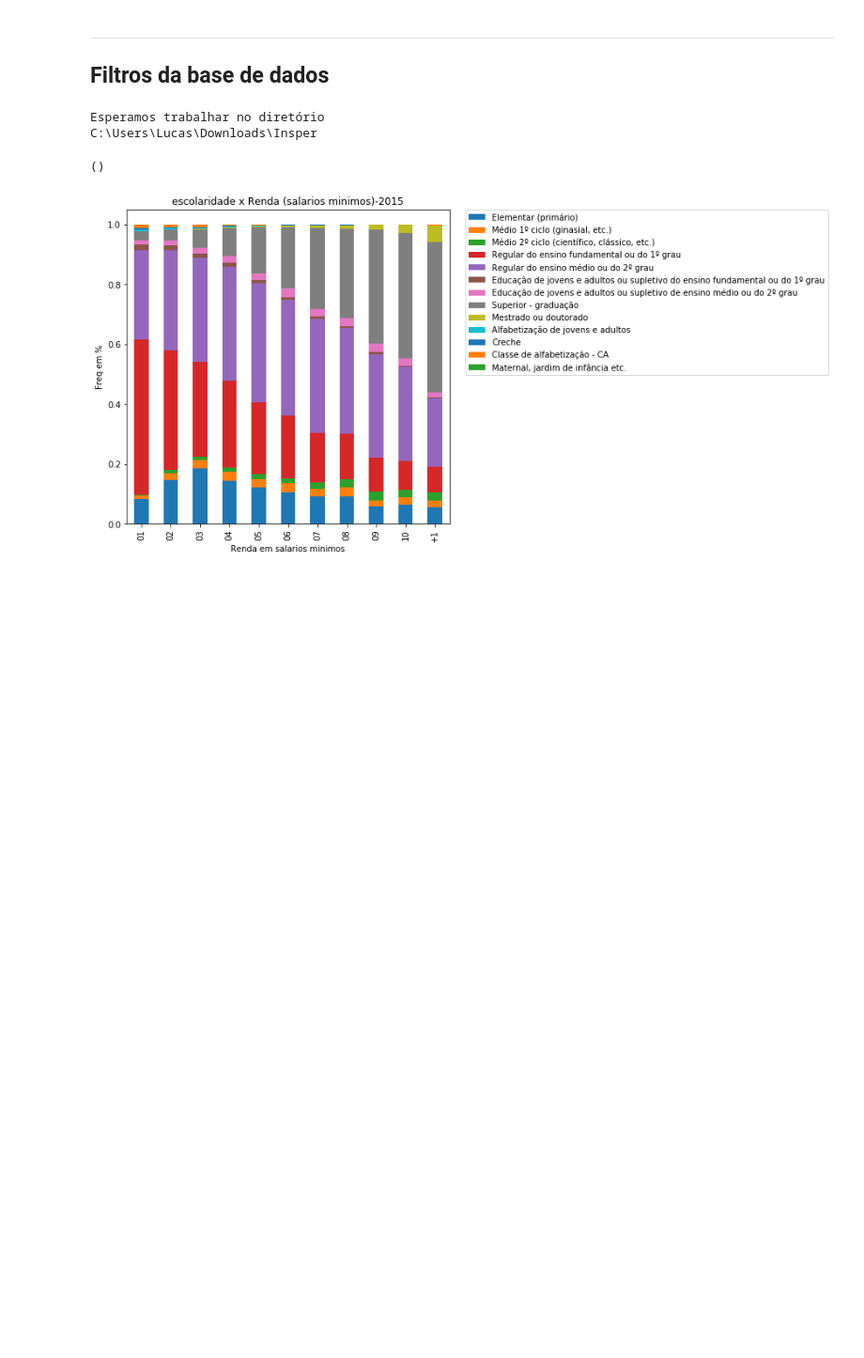
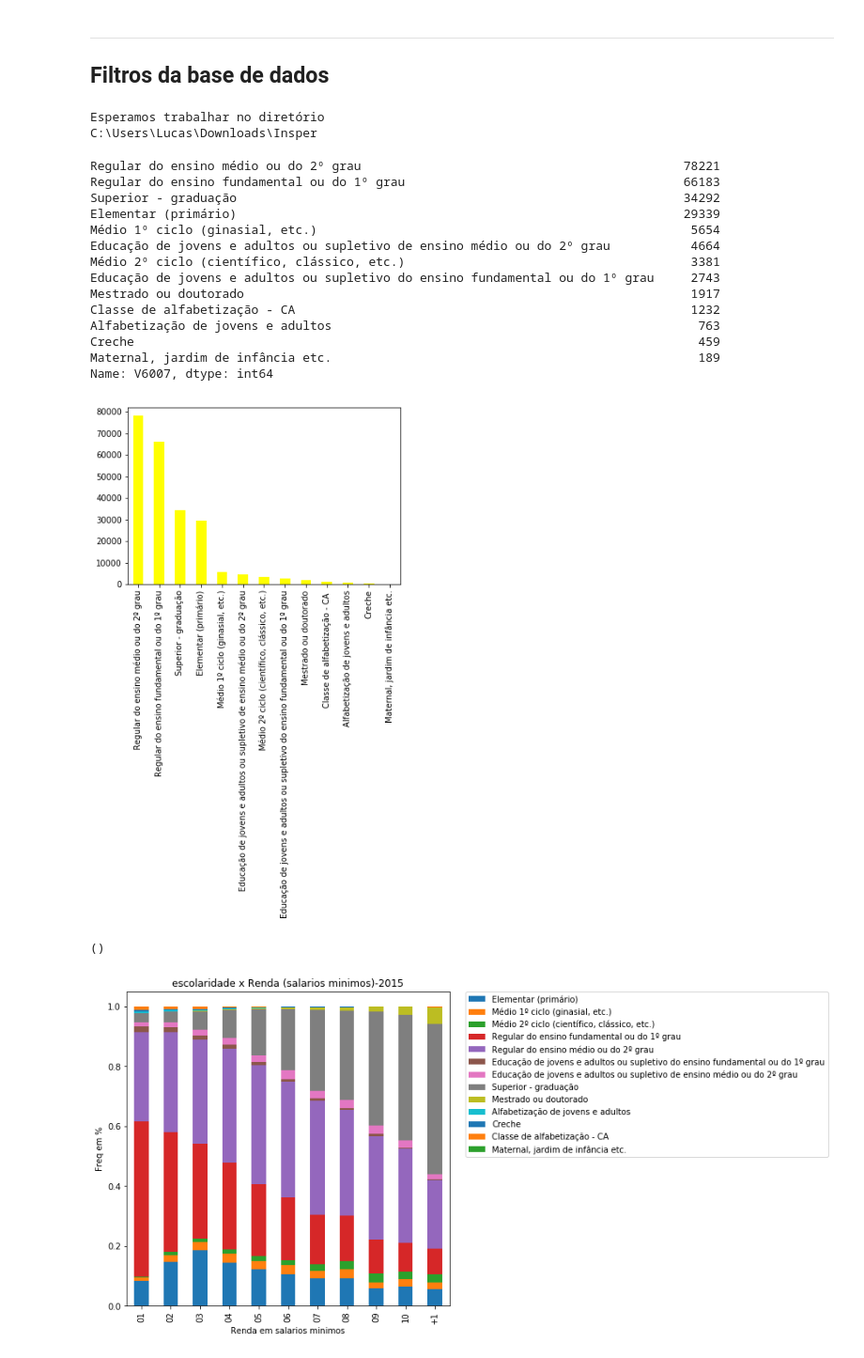
Before and after one commit to lucaslealvale/DP_CienciaDados, a Jupyter notebook: Projeto1 Layout.ipynb, the cells around one changed output. Shown at 94% size. Cells and saved outputs as stored; diff of their text form; code cells hidden in the pictures; blank space fills up the shorter version.

```diff
--- a/Projeto1 Layout.ipynb
+++ b/Projeto1 Layout.ipynb
@@ -97,6 +98,28 @@ dados.V6007.cat.categories=(['Elementar (primário)','Médio 1º ciclo (ginasial
 # %%
 # h=pd.crosstab(dados.faixas,dados.V6007)
 # h
+# %%
+
+# Value counts realisado para trazer uma nocao sobre as faixas mais presentes na realidade dos brasileiros.
+bia2=dados.V6007.value_counts()
+bia2.plot(kind='bar', color=('yellow', 'salmon', 'blue', 'red', 'green'),  legend=False)
+bia2
+# %% [output]
+Regular do ensino médio ou do 2º grau                                            78221
+Regular do ensino fundamental ou do 1º grau                                      66183
+Superior - graduação                                                             34292
+Elementar (primário)                                                             29339
+Médio 1º ciclo (ginasial, etc.)                                                   5654
+Educação de jovens e adultos ou supletivo de ensino médio ou do 2º grau           4664
+Médio 2º ciclo (científico, clássico, etc.)                                       3381
+Educação de jovens e adultos ou supletivo do ensino fundamental ou do 1º grau     2743
+Mestrado ou doutorado                                                             1917
+Classe de alfabetização - CA                                                      1232
+Alfabetização de jovens e adultos                                                  763
+Creche                                                                             459
+Maternal, jardim de infância etc.                                                  189
+Name: V6007, dtype: int64
+[figure, added]
 # %%
 #O proposito do proximo grafico é evidenciar o quanto a renda influencia na escolaridade do brasileiro em 2015
 ph=pd.crosstab(dados.faixas,dados.V6007,normalize='index')
```
Also changed, not shown: parts of 9 cells of this notebook.
